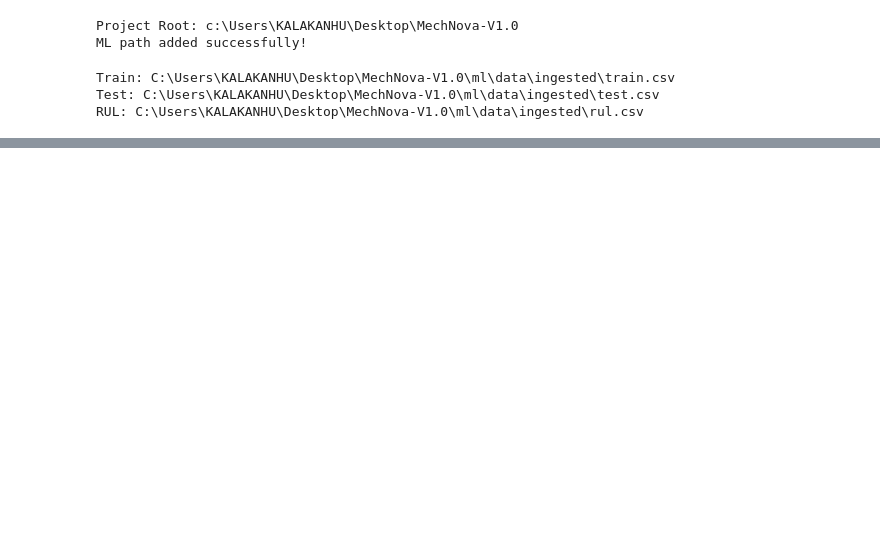
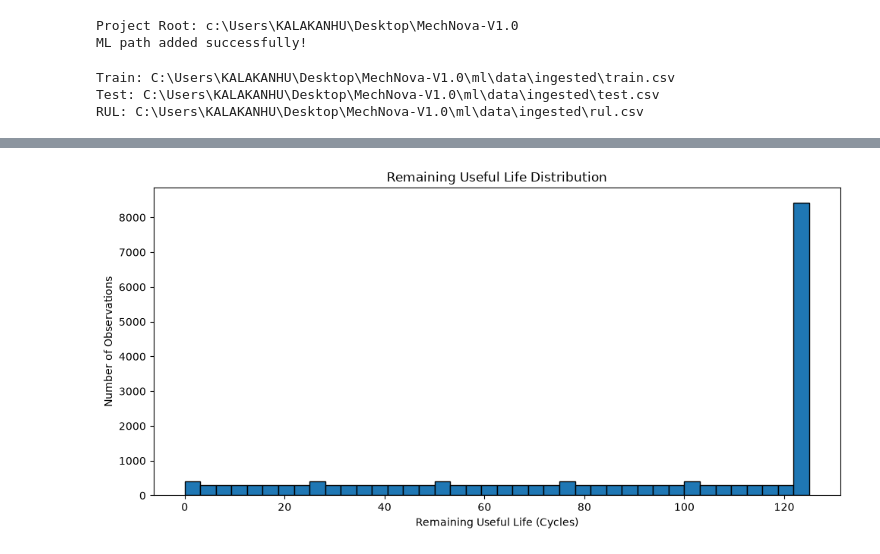
Before and after one commit to kalakanhuswain18-hub/MechNova-V1.0, a Jupyter notebook: ml/notebooks/01_EDA.ipynb, the cells around one changed output, grey strips where cells are left out. Cells and saved outputs as stored; diff of their text form; code cells hidden in the pictures; blank space fills up the shorter version.

```diff
--- a/ml/notebooks/01_EDA.ipynb
+++ b/ml/notebooks/01_EDA.ipynb
@@ -38,0 +209,6 @@ RUL: C:\Users\KALAKANHU\Desktop\MechNova-V1.0\ml\data\ingested\rul.csv
+# %%
+train_df = transformer.cap_rul(train_df, cap=125)
+
+print(train_df[["unit", "cycle", "RUL"]].head(10))
+
+print("Maximum RUL:", train_df["RUL"].max())
@@ -38,0 +228,4 @@ RUL: C:\Users\KALAKANHU\Desktop\MechNova-V1.0\ml\data\ingested\rul.csv
+# %%
+transformer.visualize_rul_distribution(train_df)
+# %% [output]
+[figure, added]
```
Also changed, not shown: parts of 55 cells of this notebook, 7 other files.
